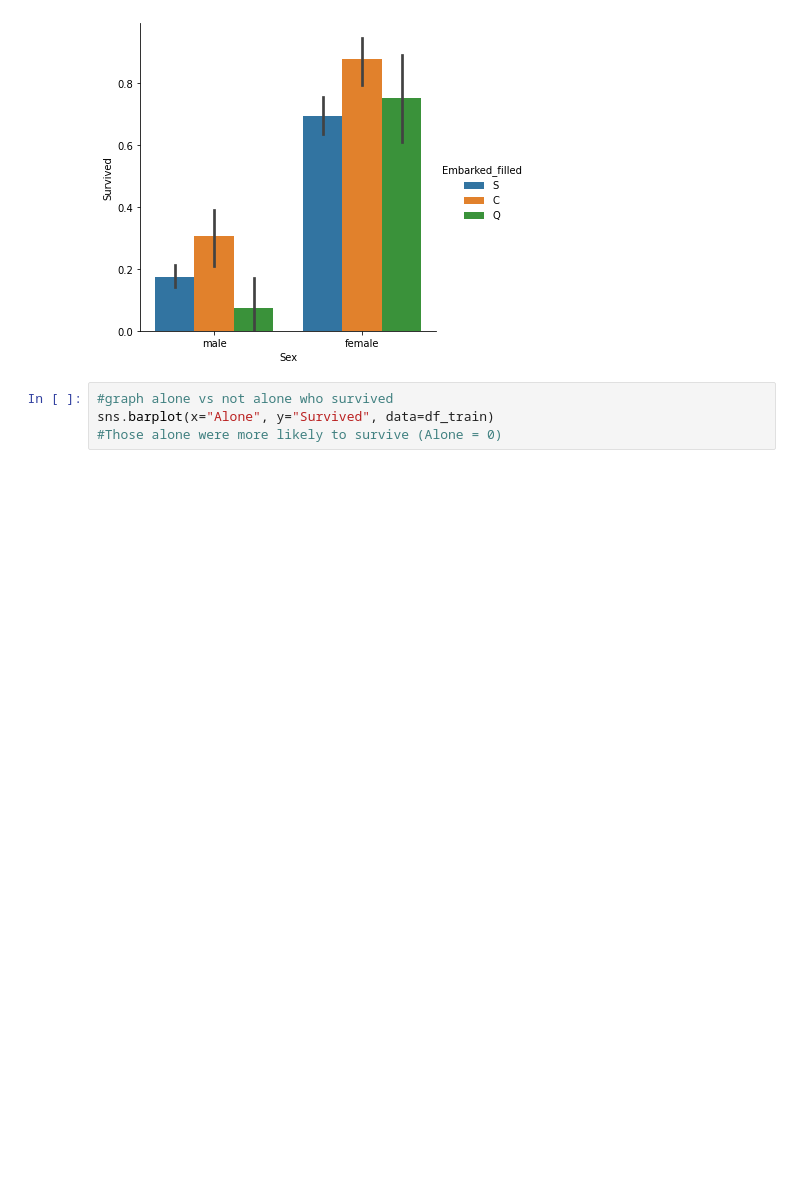
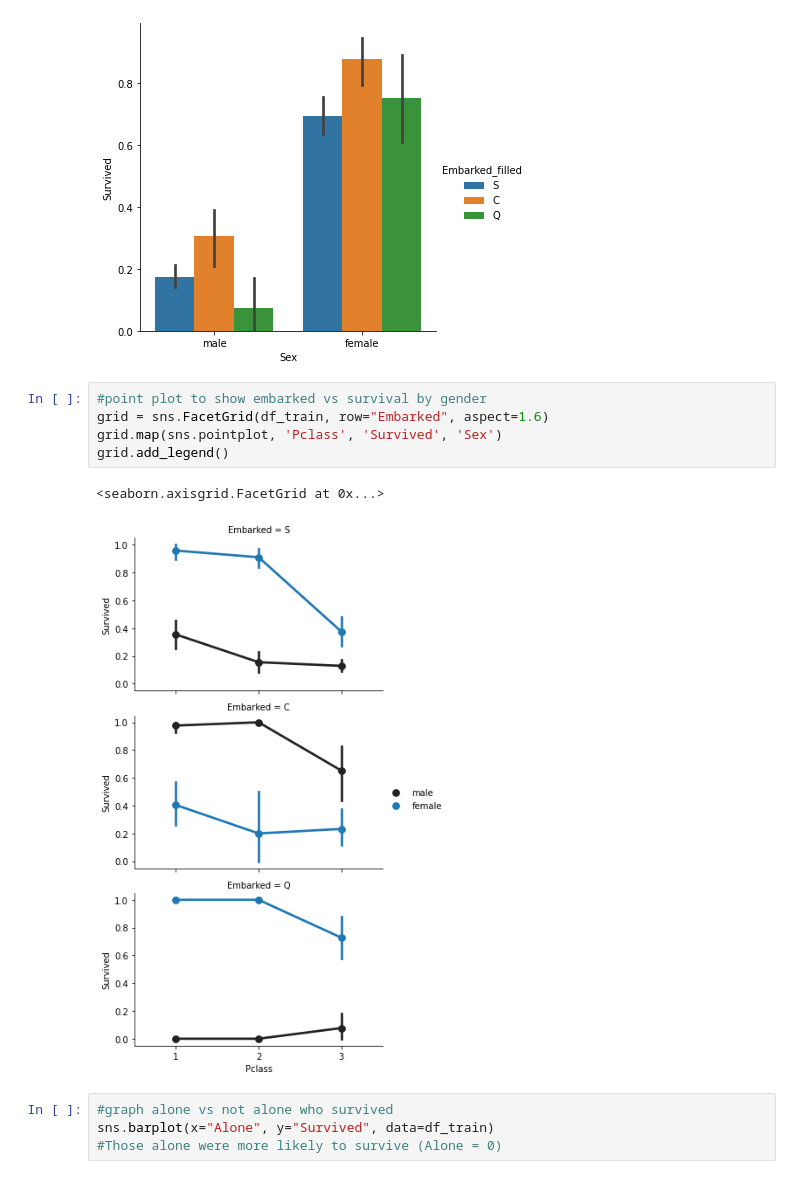
Before and after one commit to mariatan0/titanic, a Jupyter notebook: titanic_notebook.ipynb, the cells around one changed output. Drawn from its saved outputs; the diff is of its cells as text; blank space fills up the shorter version.

```diff
--- a/titanic_notebook.ipynb
+++ b/titanic_notebook.ipynb
@@ -259,6 +261,14 @@ sns.catplot(x='Sex', y='Survived', hue='Embarked_filled', kind="bar",data=df_tra
 # %% [output]
 <seaborn.axisgrid.FacetGrid at 0x...>
 [figure]
+# %%
+#point plot to show embarked vs survival by gender
+grid = sns.FacetGrid(df_train, row="Embarked", aspect=1.6)
+grid.map(sns.pointplot, 'Pclass', 'Survived', 'Sex')
+grid.add_legend()
+# %% [output]
+<seaborn.axisgrid.FacetGrid at 0x...>
+[figure, added]
 # %%
 #graph alone vs not alone who survived
 sns.barplot(x="Alone", y="Survived", data=df_train)
```
Also changed, not shown: parts of 3 cells of this notebook.
